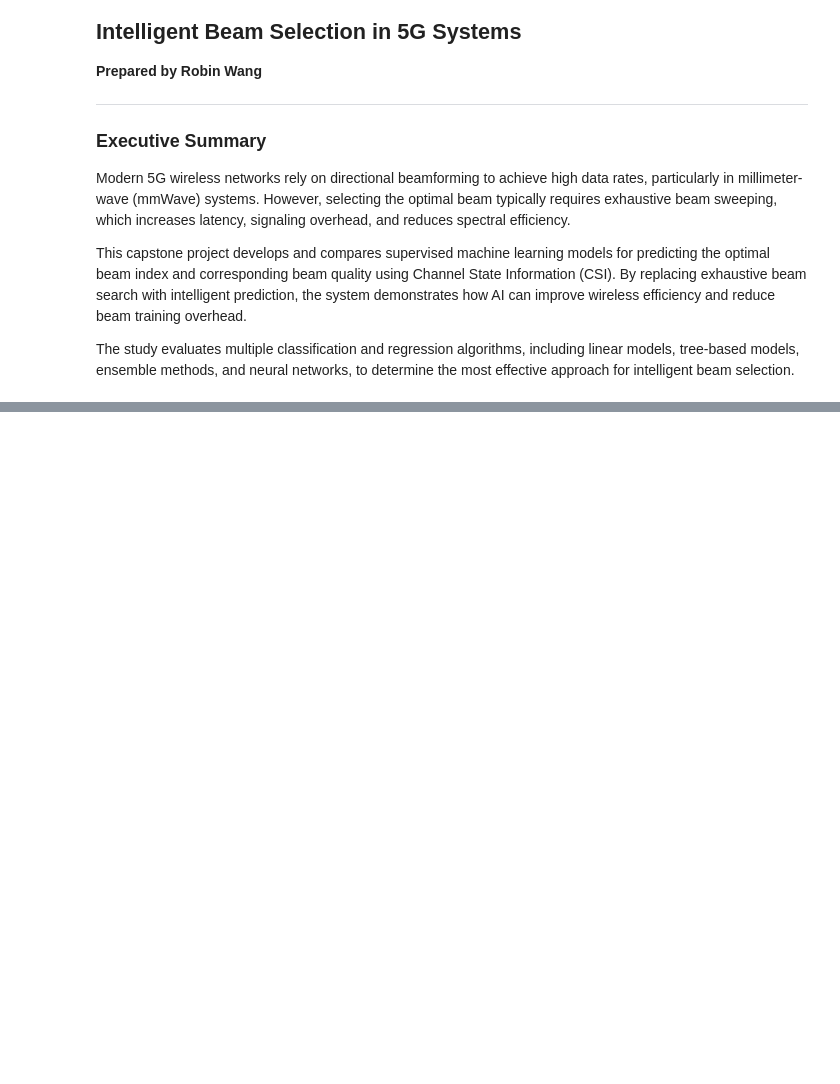
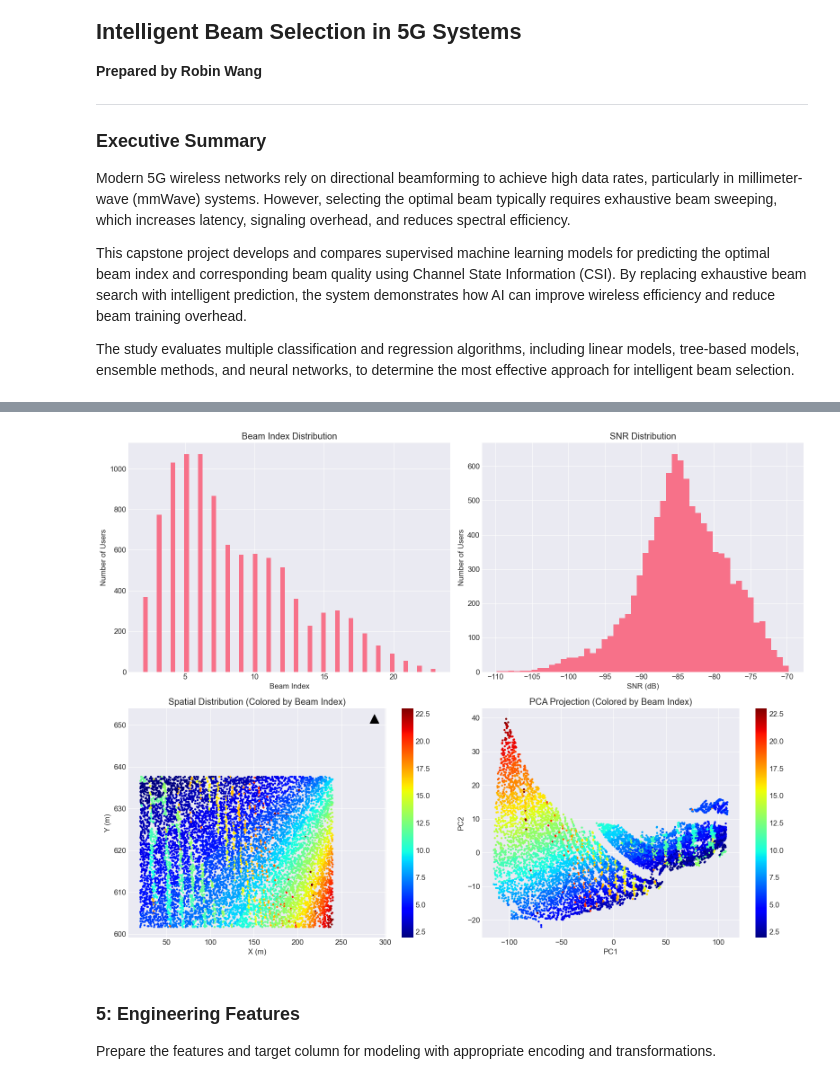
Before and after one commit to robin8wang/Capstone_AIML, a Jupyter notebook: capstone_aiml.ipynb, the cells around one changed output, grey strips where cells are left out. Drawn from its saved outputs; the diff is of its cells as text; code cells hidden in the pictures; blank space fills up the shorter version.

```diff
--- a/capstone_aiml.ipynb
+++ b/capstone_aiml.ipynb
@@ -988,0 +428,18 @@ Model metrics saved as: metrics_20260128_211112.json
+# %%
+# Load dataset
+data = np.load("capstone_o1_60_tx10_rx1_10k_paths5_beam64.npz")
+
+X = data['X']
+y_beam = data['y_beam']
+y_snr_db = data['y_snr_db']
+rx_pos = data['rx_pos']
+tx_pos = data['tx_pos']
+
+# PCA for visualization
+pca = PCA(n_components=2)
+X2 = pca.fit_transform(X)
+
+print("X:", X.shape)
+print("y_beam:", y_beam.shape)
+print("y_gain:", y_gain.shape)
+print("y_snr_db:", y_snr_db.shape)
@@ -988,0 +451,61 @@ Model metrics saved as: metrics_20260128_211112.json
+# %%
+# Create large figure
+fig, axes = plt.subplots(2, 2, figsize=(16, 12))
+
+
+# Beam Index Distribution
+axes[0, 0].hist(y_beam, bins=64)
+axes[0, 0].set_title("Beam Index Distribution")
+axes[0, 0].set_xlabel("Beam Index")
+axes[0, 0].set_ylabel("Number of Users")
+
+# SNR Distribution
+
+axes[0, 1].hist(y_snr_db, bins=50)
+axes[0, 1].set_title("SNR Distribution")
+axes[0, 1].set_xlabel("SNR (dB)")
+axes[0, 1].set_ylabel("Number of Users")
+
+# Spatial Beam Map
+sc1 = axes[1, 0].scatter(
+    rx_pos[:, 0],
+    rx_pos[:, 1],
+    c=y_beam,
+    s=5,
+    cmap='jet'
+)
+
+axes[1, 0].scatter(
+    tx_pos[0],
+    tx_pos[1],
+    color='black',
+    marker='^',
+    s=200
+)
+
+axes[1, 0].set_title("Spatial Distribution (Colored by Beam Index)")
+axes[1, 0].set_xlabel("X (m)")
+axes[1, 0].set_ylabel("Y (m)")
+fig.colorbar(sc1, ax=axes[1, 0])
+
+# PCA Projection
+sc2 = axes[1, 1].scatter(
+    X2[:, 0],
+    X2[:, 1],
+    c=y_beam,
+    s=5,
+    cmap='jet'
+)
+
+axes[1, 1].set_title("PCA Projection (Colored by Beam Index)")
+axes[1, 1].set_xlabel("PC1")
+axes[1, 1].set_ylabel("PC2")
+fig.colorbar(sc2, ax=axes[1, 1])
+
+plt.tight_layout()
+plt.show()
+# %% [output]
+[figure, added]
+# %% [markdown]
+### 5: Engineering Features
+Prepare the features and target column for modeling with appropriate encoding and transformations.
```
Also changed, not shown: parts of 46 cells of this notebook, 2 other files.
